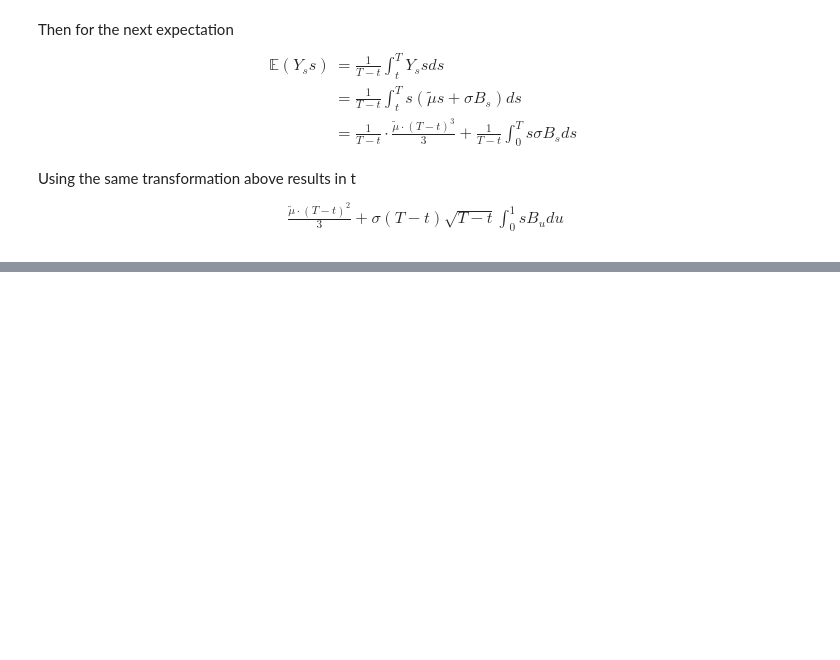
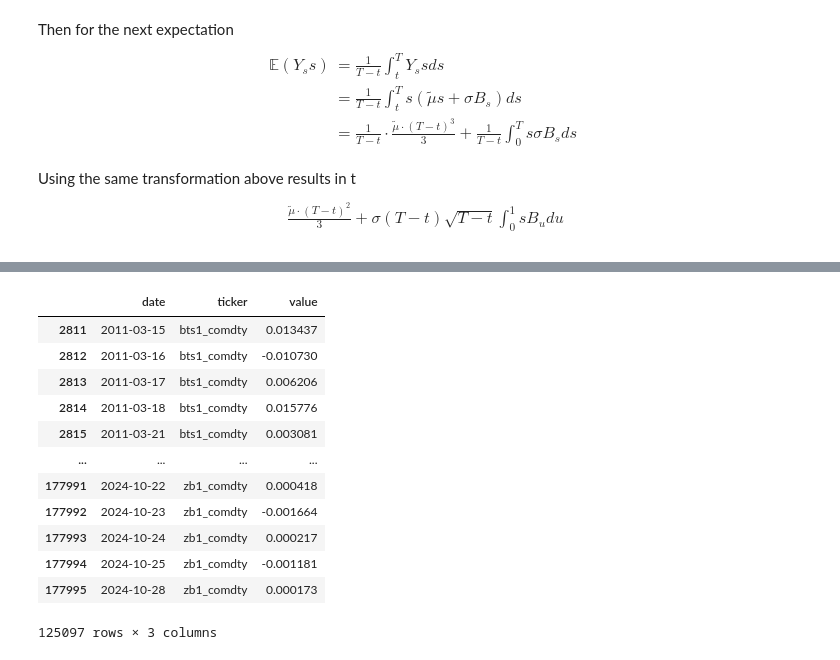
Before and after one commit to diegodalvarez/TrendSystem, a Jupyter notebook: Research/Writeups/SocieteGeneraleRates.ipynb, the cells around one changed output, grey strips where cells are left out. Cells and saved outputs as stored; diff of their text form; code cells hidden in the pictures; blank space fills up the shorter version.

```diff
--- a/Research/Writeups/SocieteGeneraleRates.ipynb
+++ b/Research/Writeups/SocieteGeneraleRates.ipynb
@@ -241,0 +394,22 @@ Using the same transformation above results in t
+# %%
+(df_past_signal
+    .assign(long_rtn = lambda x: x.lag_prob * x.px_rtn)
+    .pivot(index = "date", columns = "ticker", values = "long_rtn")
+    .apply(lambda x: x * (0.1 / (x.ewm(span = 100, adjust = False).std() * np.sqrt(252))))
+    .reset_index()
+    .melt(id_vars = "date")
+    .dropna())
+# %% [output]
+|  | date | ticker | value |
+| 2811 | 2011-03-15 | bts1_comdty | 0.013437 |
+| 2812 | 2011-03-16 | bts1_comdty | -0.010730 |
+| 2813 | 2011-03-17 | bts1_comdty | 0.006206 |
+| 2814 | 2011-03-18 | bts1_comdty | 0.015776 |
+| 2815 | 2011-03-21 | bts1_comdty | 0.003081 |
+| ... | ... | ... | ... |
+| 177991 | 2024-10-22 | zb1_comdty | 0.000418 |
+| 177992 | 2024-10-23 | zb1_comdty | -0.001664 |
+| 177993 | 2024-10-24 | zb1_comdty | 0.000217 |
+| 177994 | 2024-10-25 | zb1_comdty | -0.001181 |
+| 177995 | 2024-10-28 | zb1_comdty | 0.000173 |
+125097 rows × 3 columns
```
Also changed, not shown: parts of 14 cells of this notebook.
